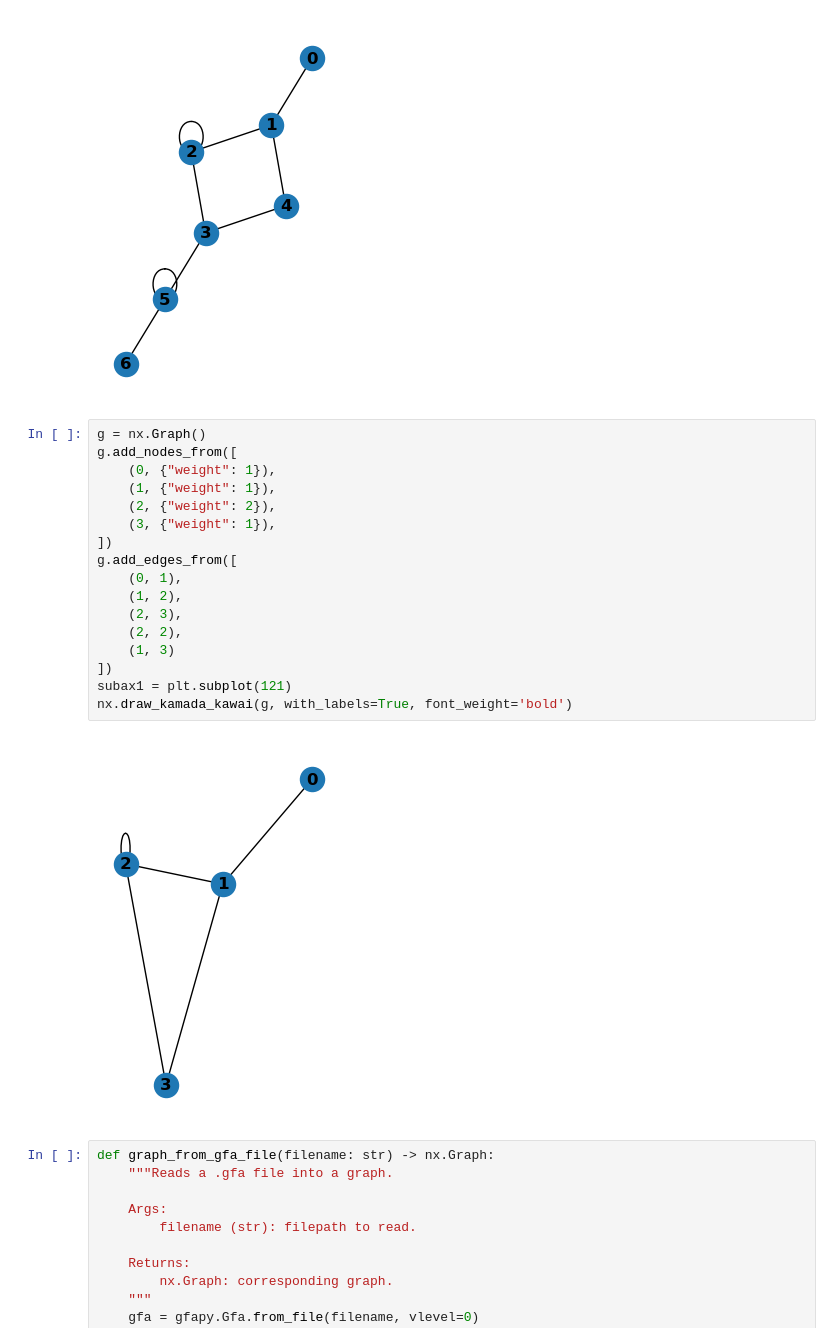
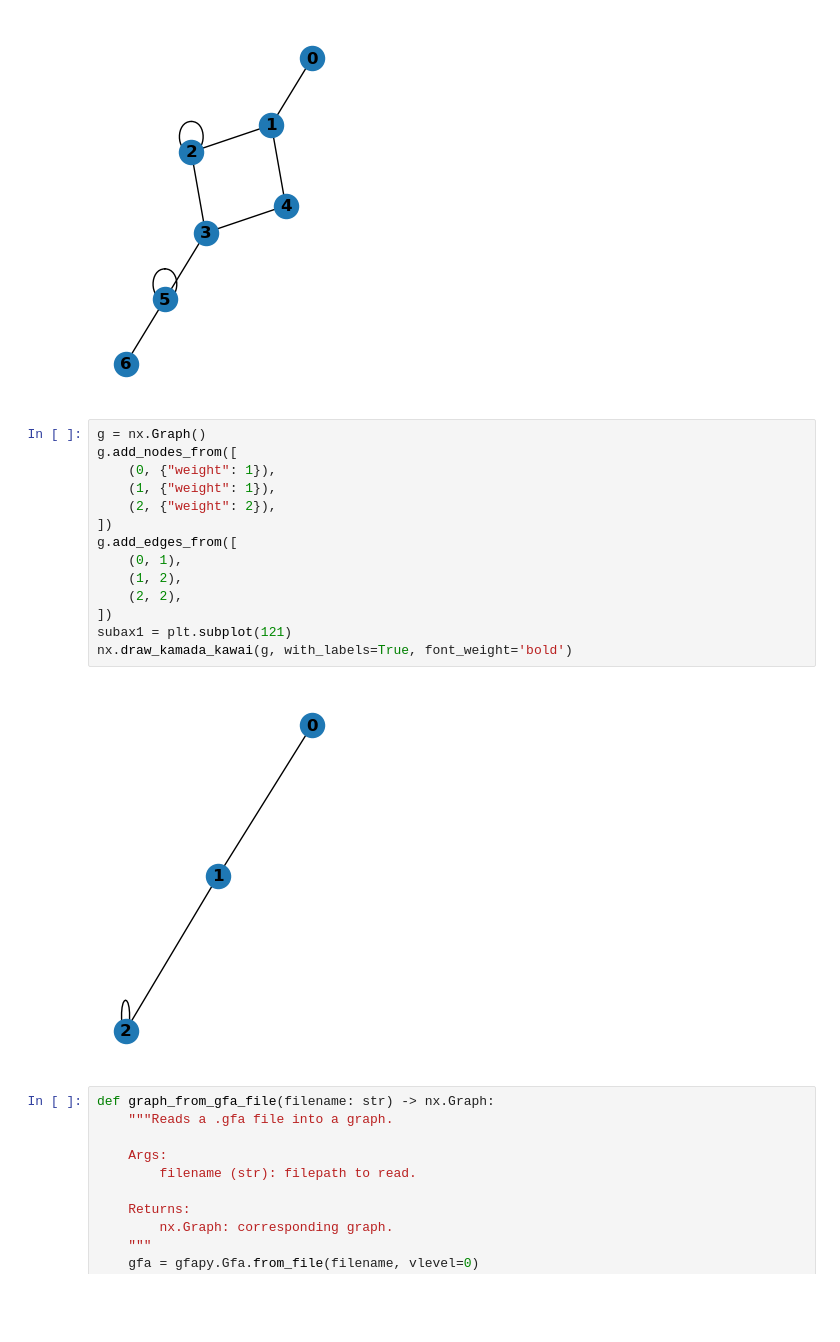
Before and after one commit to JoshCudby/quantum_pangenomics, a Jupyter notebook: tangle/notebooks/max_path_qubo.ipynb, the cells around one changed output. Drawn from its saved outputs; the diff is of its cells as text; blank space fills up the shorter version.

```diff
--- a/tangle/notebooks/max_path_qubo.ipynb
+++ b/tangle/notebooks/max_path_qubo.ipynb
@@ -37,22 +37,19 @@ nx.draw_kamada_kawai(g, with_labels=True, font_weight='bold')
 # %%
 g = nx.Graph()
 g.add_nodes_from([
     (0, {"weight": 1}),
     (1, {"weight": 1}),
     (2, {"weight": 2}),
-    (3, {"weight": 1}),
 ])
 g.add_edges_from([
     (0, 1),
     (1, 2),
-    (2, 3),
     (2, 2),
-    (1, 3)
 ])
 subax1 = plt.subplot(121)
 nx.draw_kamada_kawai(g, with_labels=True, font_weight='bold')
 # %% [output]
-[figure, old version]
+[figure, new version]
 # %%
 def graph_from_gfa_file(filename: str) -> nx.Graph:
     """Reads a .gfa file into a graph.
```
Also changed, not shown: parts of 3 cells of this notebook, 5 other files.
